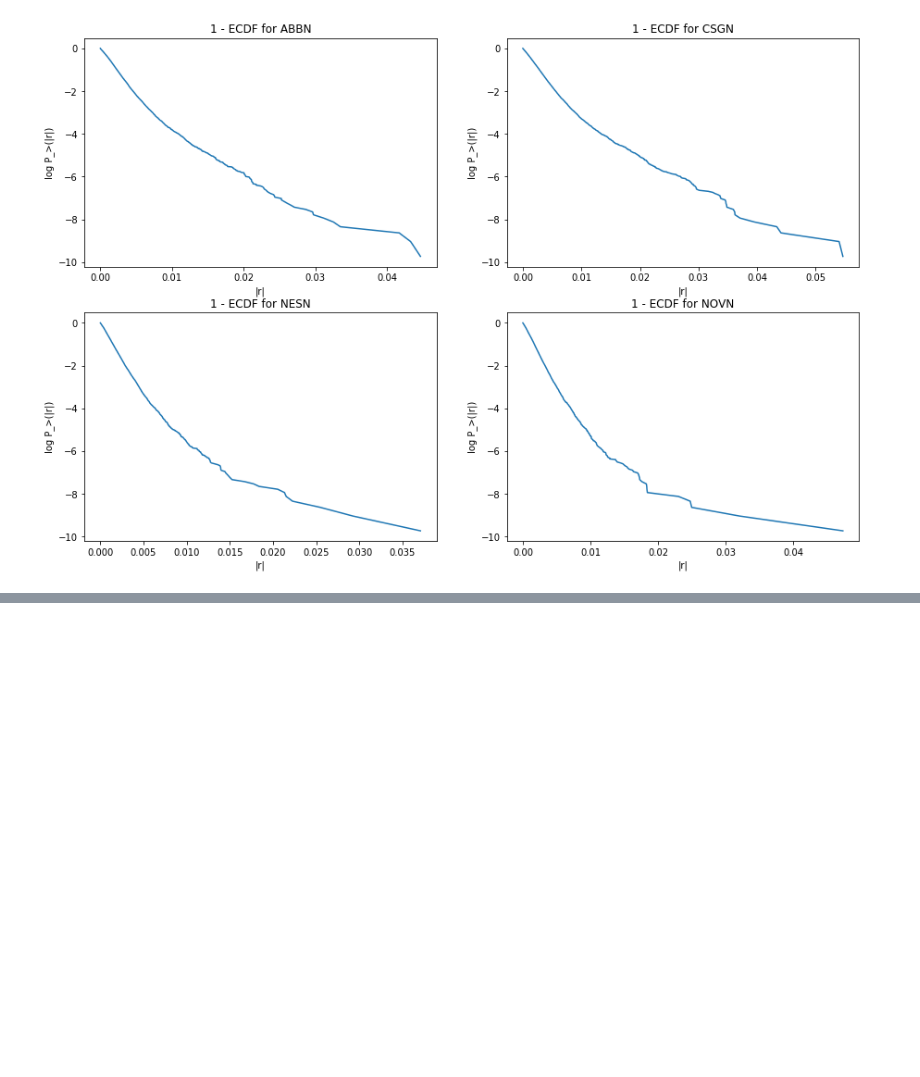
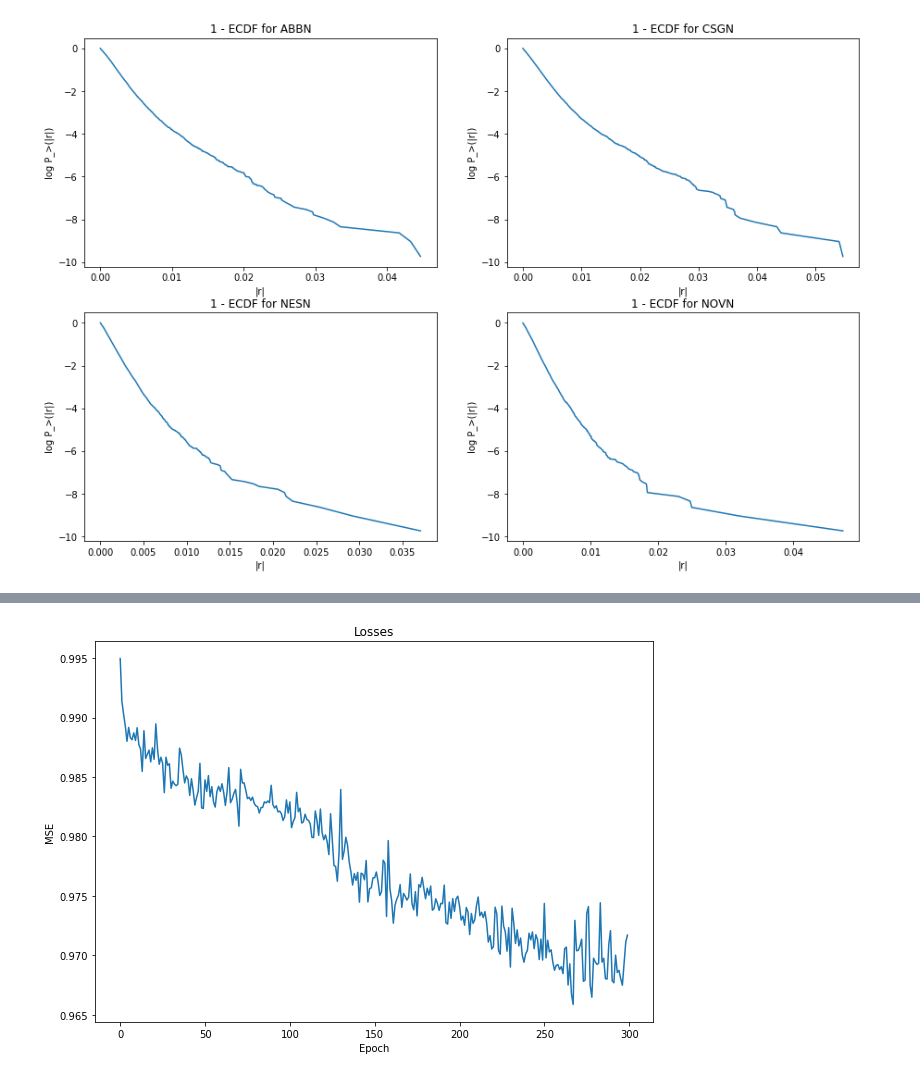
Before and after one commit to miallema/Fin-525, a Jupyter notebook: project.ipynb, the cells around one changed output, grey strips where cells are left out. Cells and saved outputs as stored; diff of their text form; code cells hidden in the pictures; blank space fills up the shorter version.

```diff
--- a/project.ipynb
+++ b/project.ipynb
@@ -412,0 +225,4 @@ Name: ABBN, dtype: float64
+# %%
+batch_size = 32
+train_dataset = StockDataSet(df_sign.loc[start_date_train:end_date_train], window_size=window_size, step_size=step_size)
+train_loader = DataLoader(dataset=train_dataset, batch_size=batch_size, shuffle=True, num_workers=8, drop_last=True, pin_memory=True)
@@ -412,0 +231,39 @@ Name: ABBN, dtype: float64
+# %%
+model = LSTM_Model(1, hidden_size=64, num_layers=1, dropout=0)
+criterion = torch.nn.MSELoss() #torch.nn.CrossEntropyLoss()
+learning_rate = 5e-3
+weight_decay = 1e-3 # L2 regularizer parameter
+optimizer = torch.optim.Adam(model.parameters(), lr=learning_rate, weight_decay=weight_decay)
+
+if torch.cuda.is_available():
+    model.cuda()
+    criterion.cuda()
+# %%
+%%time
+
+num_epochs = 300
+
+losses = []
+
+for epoch in range(num_epochs):
+    if (epoch+1) % 50 == 0:
+        print('Epoch {}/{}'.format(epoch+1, num_epochs))
+    epoch_losses = []
+    for inputs, labels in train_loader:
+        optimizer.zero_grad()
+
+        hidden = model.init_hidden(batch_size)
+        inputs = inputs.reshape(batch_size, window_size-1, 1).float().to(device)
+        labels = labels.to(device)
+
+        # Forward pass
+        preds = model(inputs, hidden)
+
+        loss = criterion(preds, labels.reshape(-1,1).float())
+        #losses.append(loss.item())
+        epoch_losses.append(loss.item())
+
+        # Backward pass
+        loss.backward()
+        optimizer.step()
+    losses.append(np.array(epoch_losses).mean())
@@ -412,0 +279,4 @@ Name: ABBN, dtype: float64
+# %%
+plot_losses(losses)
+# %% [output]
+[figure, added]
```
Also changed, not shown: parts of 69 cells of this notebook, 22 other files.
